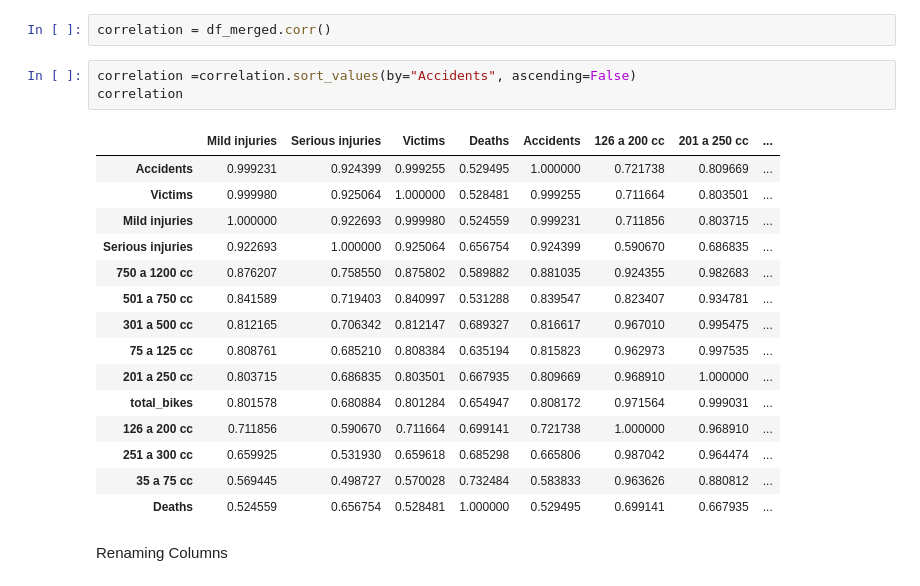
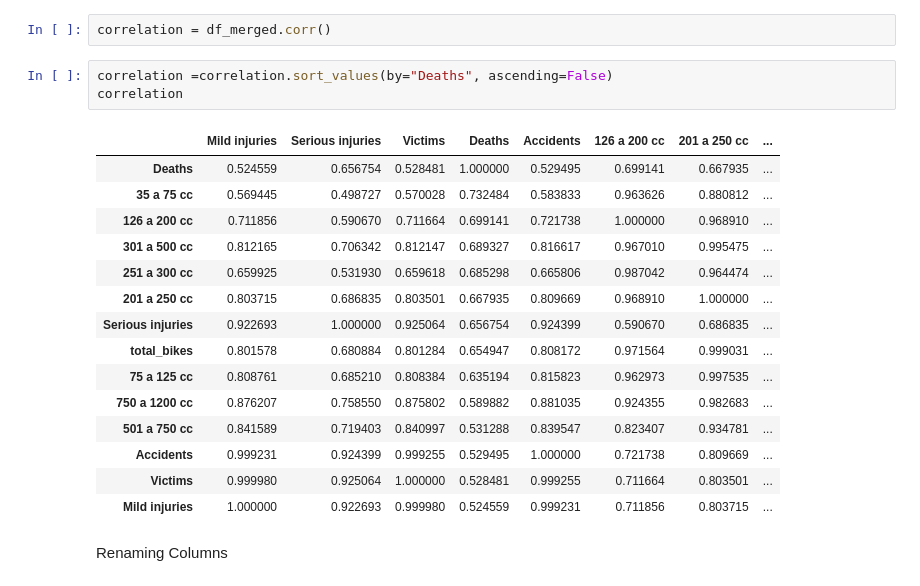
Before and after one commit to fyuji88/Project-Week-2-Barcelona, a Jupyter notebook: your-project/in-depth neighborhood analysis(2016).ipynb, the cells around one changed output. Cells and saved outputs as stored; diff of their text form.

```diff
--- a/your-project/in-depth neighborhood analysis(2016).ipynb
+++ b/your-project/in-depth neighborhood analysis(2016).ipynb
@@ -135,24 +135,24 @@ df_merged
 # %%
 correlation = df_merged.corr()
 # %%
-correlation =correlation.sort_values(by="Accidents", ascending=False)
+correlation =correlation.sort_values(by="Deaths", ascending=False)
 correlation
 # %% [output]
 |  | Mild injuries | Serious injuries | Victims | Deaths | Accidents | 126 a 200 cc | 201 a 250 cc | ... |
+| Deaths | 0.524559 | 0.656754 | 0.528481 | 1.000000 | 0.529495 | 0.699141 | 0.667935 | ... |
+| 35 a 75 cc | 0.569445 | 0.498727 | 0.570028 | 0.732484 | 0.583833 | 0.963626 | 0.880812 | ... |
+| 126 a 200 cc | 0.711856 | 0.590670 | 0.711664 | 0.699141 | 0.721738 | 1.000000 | 0.968910 | ... |
+| 301 a 500 cc | 0.812165 | 0.706342 | 0.812147 | 0.689327 | 0.816617 | 0.967010 | 0.995475 | ... |
+| 251 a 300 cc | 0.659925 | 0.531930 | 0.659618 | 0.685298 | 0.665806 | 0.987042 | 0.964474 | ... |
+| 201 a 250 cc | 0.803715 | 0.686835 | 0.803501 | 0.667935 | 0.809669 | 0.968910 | 1.000000 | ... |
+| Serious injuries | 0.922693 | 1.000000 | 0.925064 | 0.656754 | 0.924399 | 0.590670 | 0.686835 | ... |
+| total_bikes | 0.801578 | 0.680884 | 0.801284 | 0.654947 | 0.808172 | 0.971564 | 0.999031 | ... |
+| 75 a 125 cc | 0.808761 | 0.685210 | 0.808384 | 0.635194 | 0.815823 | 0.962973 | 0.997535 | ... |
+| 750 a 1200 cc | 0.876207 | 0.758550 | 0.875802 | 0.589882 | 0.881035 | 0.924355 | 0.982683 | ... |
+| 501 a 750 cc | 0.841589 | 0.719403 | 0.840997 | 0.531288 | 0.839547 | 0.823407 | 0.934781 | ... |
 | Accidents | 0.999231 | 0.924399 | 0.999255 | 0.529495 | 1.000000 | 0.721738 | 0.809669 | ... |
 | Victims | 0.999980 | 0.925064 | 1.000000 | 0.528481 | 0.999255 | 0.711664 | 0.803501 | ... |
 | Mild injuries | 1.000000 | 0.922693 | 0.999980 | 0.524559 | 0.999231 | 0.711856 | 0.803715 | ... |
-| Serious injuries | 0.922693 | 1.000000 | 0.925064 | 0.656754 | 0.924399 | 0.590670 | 0.686835 | ... |
-| 750 a 1200 cc | 0.876207 | 0.758550 | 0.875802 | 0.589882 | 0.881035 | 0.924355 | 0.982683 | ... |
-| 501 a 750 cc | 0.841589 | 0.719403 | 0.840997 | 0.531288 | 0.839547 | 0.823407 | 0.934781 | ... |
-| 301 a 500 cc | 0.812165 | 0.706342 | 0.812147 | 0.689327 | 0.816617 | 0.967010 | 0.995475 | ... |
-| 75 a 125 cc | 0.808761 | 0.685210 | 0.808384 | 0.635194 | 0.815823 | 0.962973 | 0.997535 | ... |
-| 201 a 250 cc | 0.803715 | 0.686835 | 0.803501 | 0.667935 | 0.809669 | 0.968910 | 1.000000 | ... |
-| total_bikes | 0.801578 | 0.680884 | 0.801284 | 0.654947 | 0.808172 | 0.971564 | 0.999031 | ... |
-| 126 a 200 cc | 0.711856 | 0.590670 | 0.711664 | 0.699141 | 0.721738 | 1.000000 | 0.968910 | ... |
-| 251 a 300 cc | 0.659925 | 0.531930 | 0.659618 | 0.685298 | 0.665806 | 0.987042 | 0.964474 | ... |
-| 35 a 75 cc | 0.569445 | 0.498727 | 0.570028 | 0.732484 | 0.583833 | 0.963626 | 0.880812 | ... |
-| Deaths | 0.524559 | 0.656754 | 0.528481 | 1.000000 | 0.529495 | 0.699141 | 0.667935 | ... |
 # %% [markdown]
 Renaming Columns
 # %%
```
Also changed, not shown: 1 other file.
